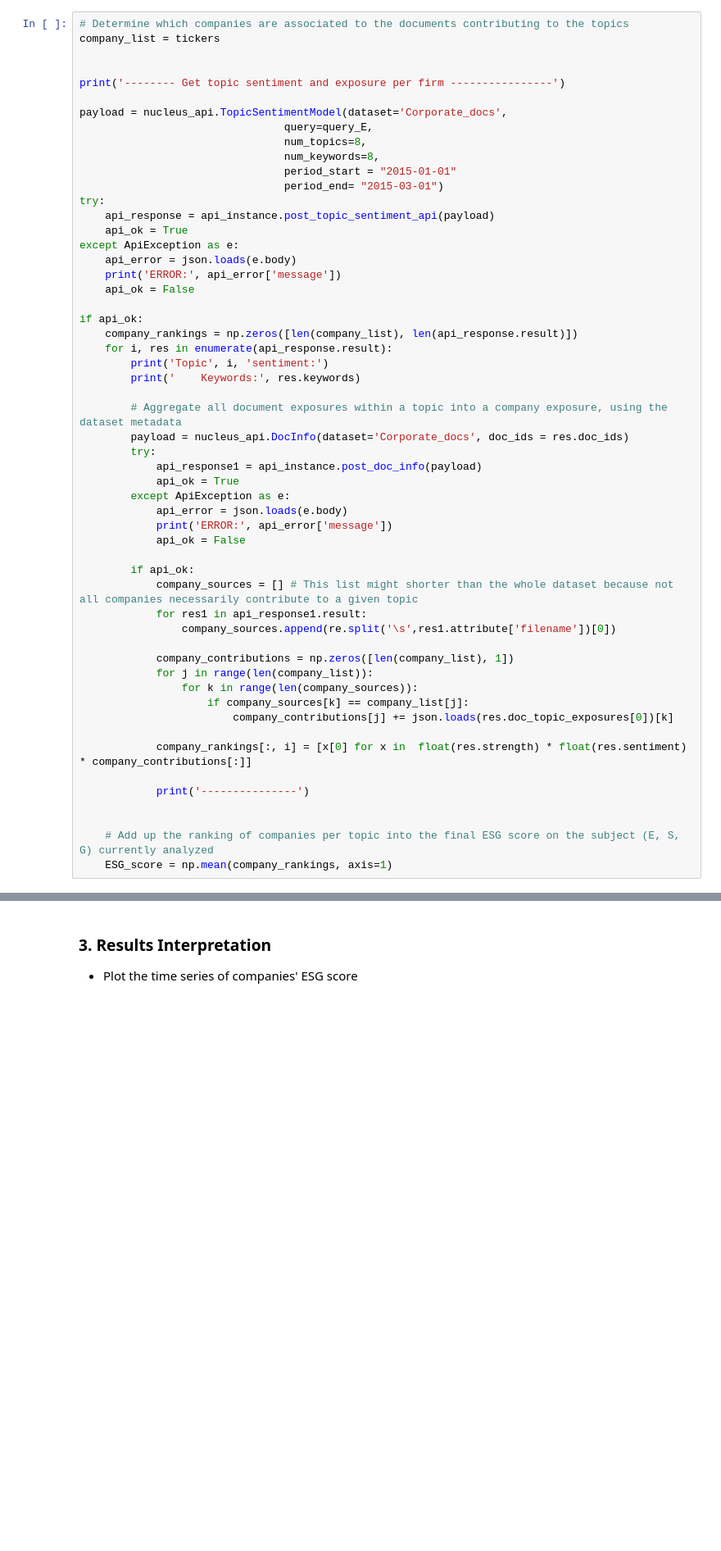
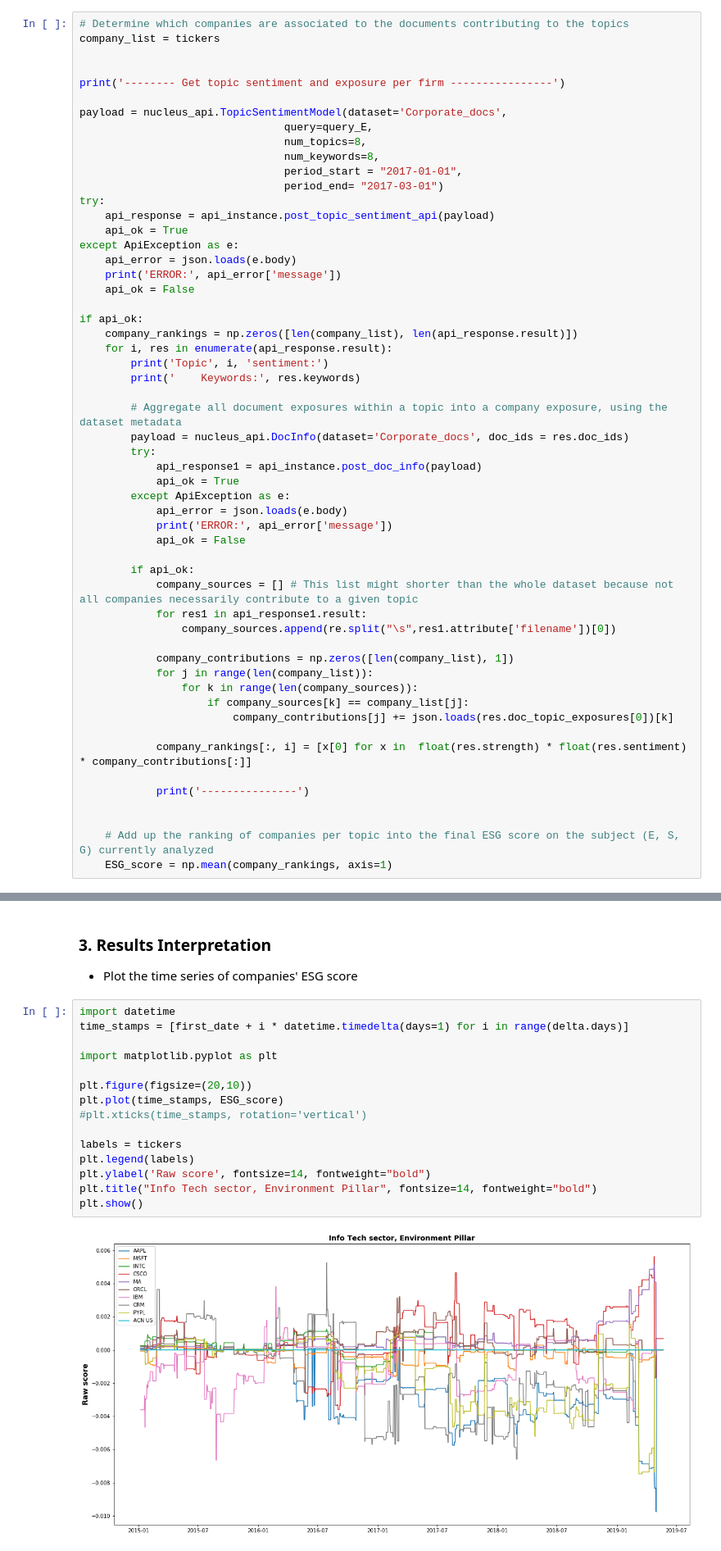
Before and after one commit to SumUpAnalytics/nucleus-sdk, a Jupyter notebook: python/use-cases/ESG_Scoring_NucleusAPI_Use_Case.ipynb, the cells around one changed output, grey strips where cells are left out. Shown at 82% size. Drawn from its saved outputs; the diff is of its cells as text; blank space fills up the shorter version.

```diff
--- a/python/use-cases/ESG_Scoring_NucleusAPI_Use_Case.ipynb
+++ b/python/use-cases/ESG_Scoring_NucleusAPI_Use_Case.ipynb
@@ -119,8 +118,8 @@ payload = nucleus_api.TopicSentimentModel(dataset='Corporate_docs',
                                 query=query_E,
                                 num_topics=8,
                                 num_keywords=8,
-                                period_start = "2015-01-01"
-                                period_end= "2015-03-01")
+                                period_start = "2017-01-01",
+                                period_end= "2017-03-01")
 try:
     api_response = api_instance.post_topic_sentiment_api(payload)
     api_ok = True
@@ -148,7 +147,7 @@ if api_ok:
         if api_ok:
             company_sources = [] # This list might shorter than the whole dataset because not all companies necessarily contribute to a given topic
             for res1 in api_response1.result:
-                company_sources.append(re.split('\s',res1.attribute['filename'])[0])
+                company_sources.append(re.split("\s",res1.attribute['filename'])[0])
 
             company_contributions = np.zeros([len(company_list), 1])
             for j in range(len(company_list)):
@@ -229,3 +233,20 @@ for i in range(delta.days):
 # %% [markdown]
 ### 3.	Results Interpretation
 -	Plot the time series of companies' ESG score
+# %%
+import datetime
+time_stamps = [first_date + i * datetime.timedelta(days=1) for i in range(delta.days)]
+
+import matplotlib.pyplot as plt
+
+plt.figure(figsize=(20,10))
+plt.plot(time_stamps, ESG_score)
+#plt.xticks(time_stamps, rotation='vertical')
+
+labels = tickers
+plt.legend(labels)
+plt.ylabel('Raw score', fontsize=14, fontweight="bold")
+plt.title("Info Tech sector, Environment Pillar", fontsize=14, fontweight="bold")
+plt.show()
+# %% [output]
+[figure, added]
```
Also changed, not shown: parts of 10 cells of this notebook.
